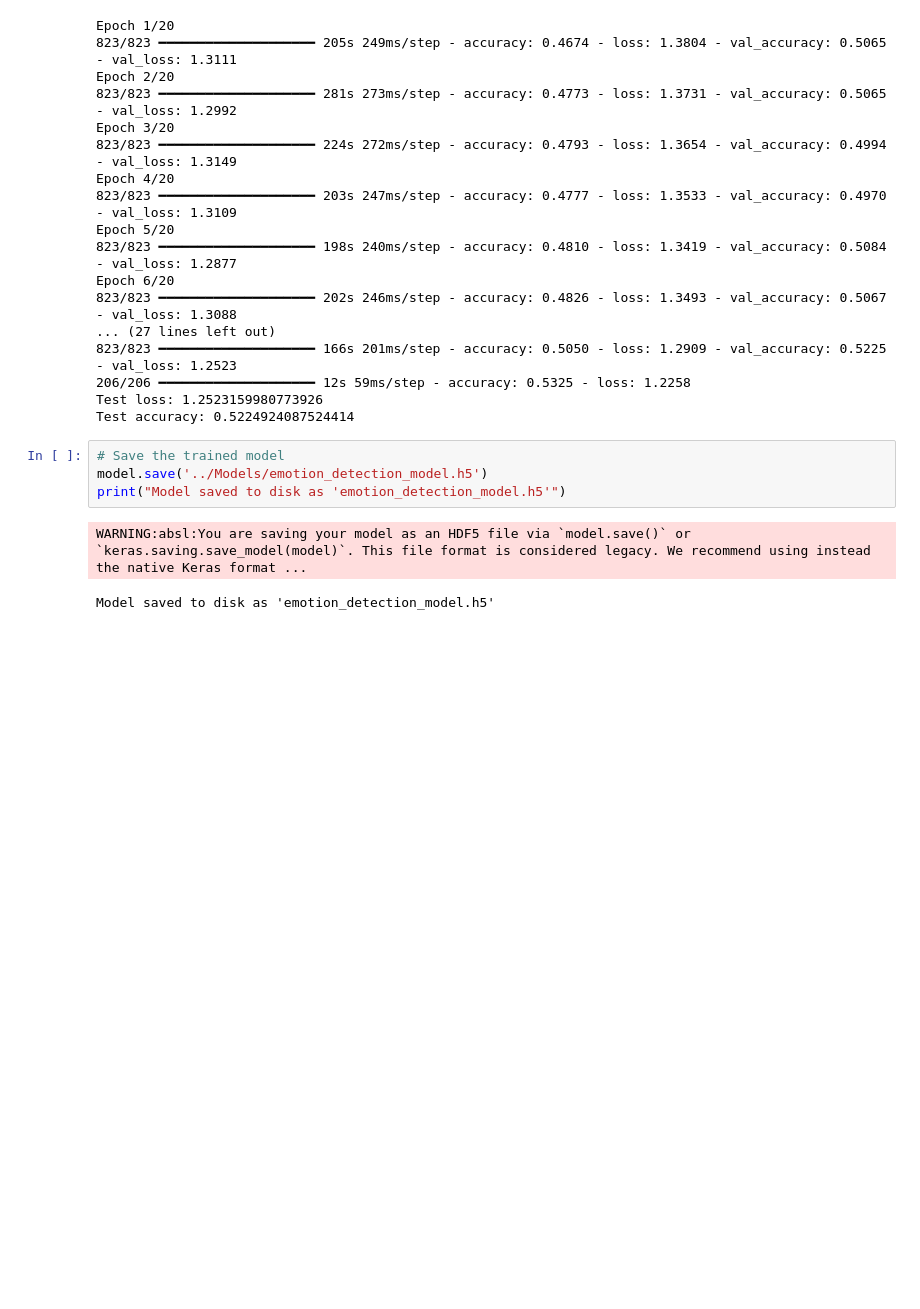
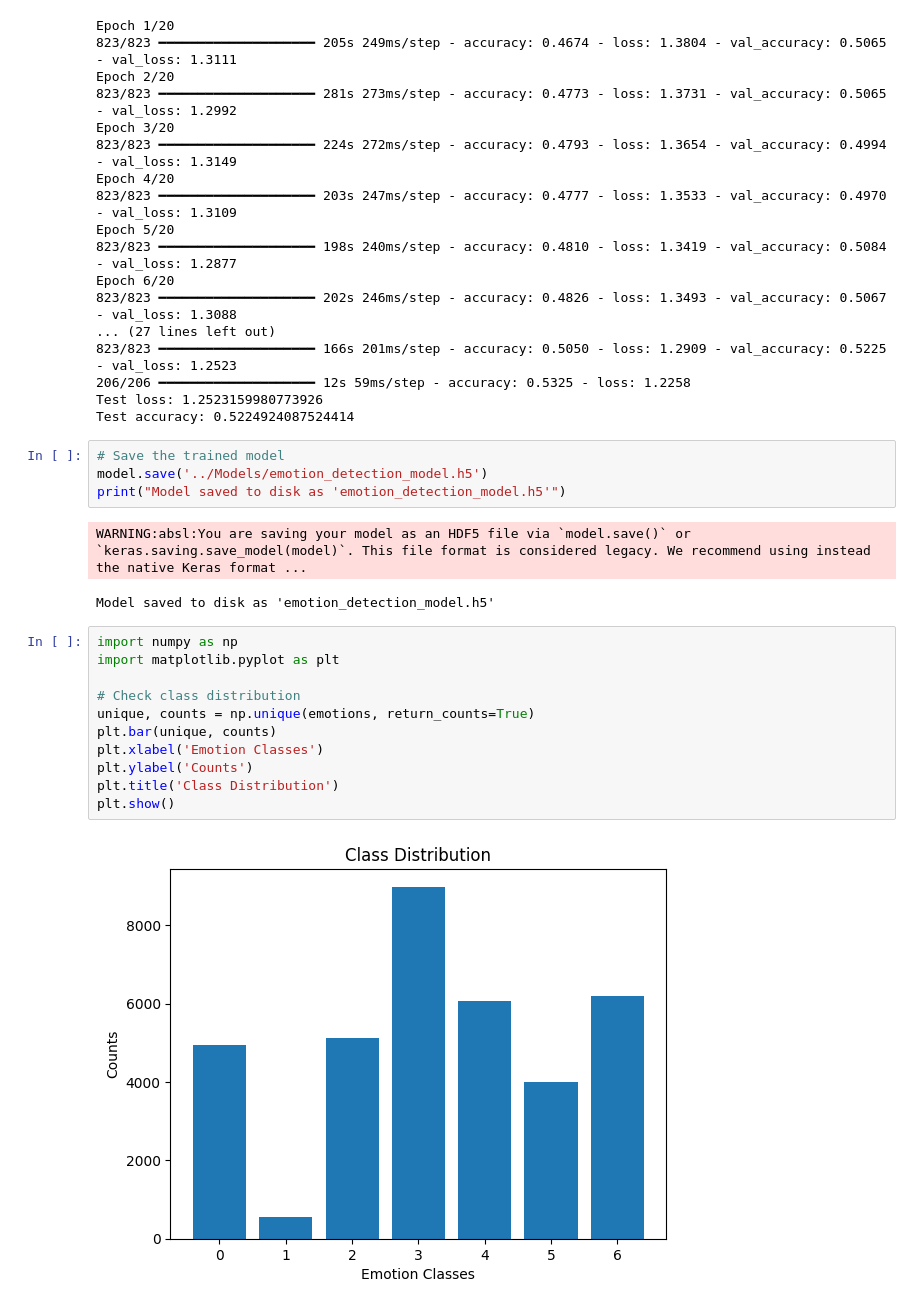
Before and after one commit to Kjdc24/Facial-Emotion-Analysis, a Jupyter notebook: Notebook/emotion_build_mesh.ipynb, the cells around one changed output. Drawn from its saved outputs; the diff is of its cells as text; blank space fills up the shorter version.

```diff
--- a/Notebook/emotion_build_mesh.ipynb
+++ b/Notebook/emotion_build_mesh.ipynb
@@ -186,3 +186,16 @@ print("Model saved to disk as 'emotion_detection_model.h5'")
 # %% [output]
 WARNING:absl:You are saving your model as an HDF5 file via `model.save()` or `keras.saving.save_model(model)`. This file format is considered legacy. We recommend using instead the native Keras format ...
 Model saved to disk as 'emotion_detection_model.h5'
+# %%
+import numpy as np
+import matplotlib.pyplot as plt
+
+# Check class distribution
+unique, counts = np.unique(emotions, return_counts=True)
+plt.bar(unique, counts)
+plt.xlabel('Emotion Classes')
+plt.ylabel('Counts')
+plt.title('Class Distribution')
+plt.show()
+# %% [output]
+[figure, added]
```
Also changed, not shown: 5 other files.
